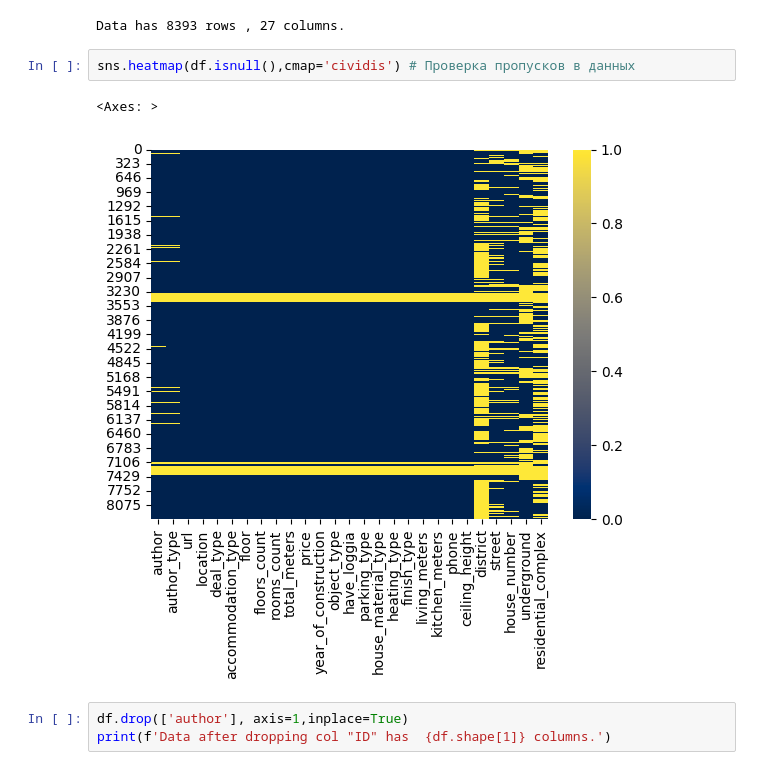
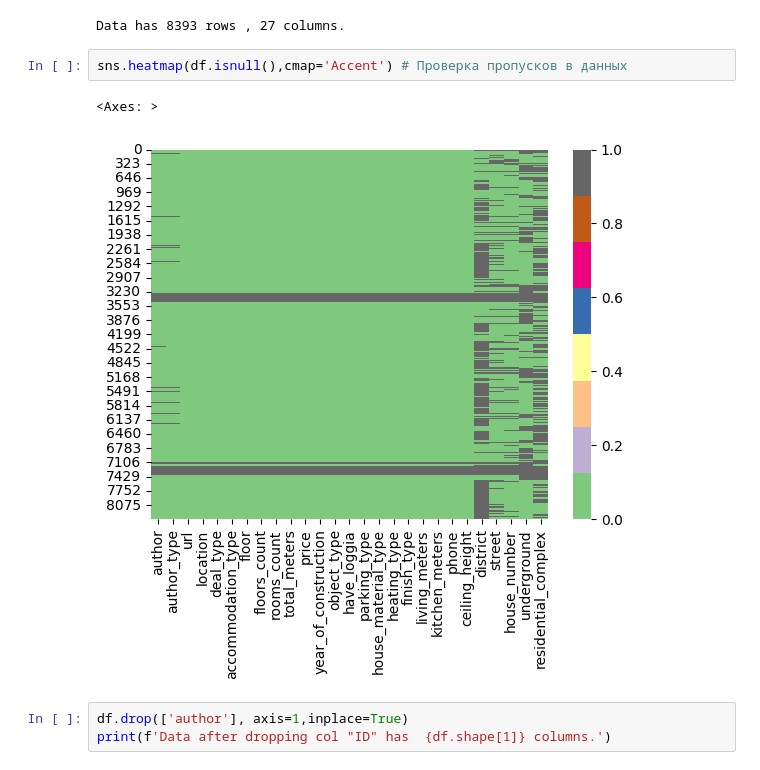
Before and after one commit to Flurame/ML1, a Jupyter notebook: анализ_данных_Бурлаков.ipynb, the cells around one changed output. Saved outputs shown, nothing was run; the diff lists cells and outputs as text.

```diff
--- a/анализ_данных_Бурлаков.ipynb
+++ b/анализ_данных_Бурлаков.ipynb
@@ -26,10 +26,10 @@ print(f'Data has {df.shape[0]} rows , {df.shape[1]} columns.') # Вывод ко
 # %% [output]
 Data has 8393 rows , 27 columns.
 # %%
-sns.heatmap(df.isnull(),cmap='cividis') # Проверка пропусков в данных
+sns.heatmap(df.isnull(),cmap='Accent') # Проверка пропусков в данных
 # %% [output]
 <Axes: >
-[figure, old version]
+[figure, new version]
 # %%
 df.drop(['author'], axis=1,inplace=True)
 print(f'Data after dropping col "ID" has  {df.shape[1]} columns.')
```
Also changed, not shown: parts of 8 cells of this notebook.
